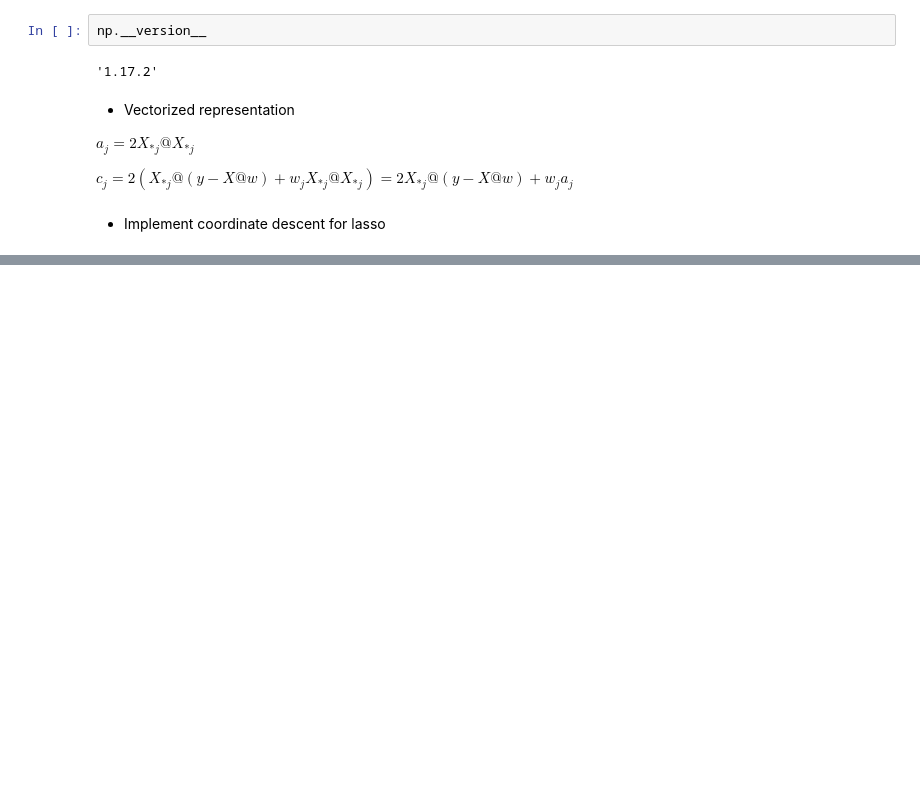
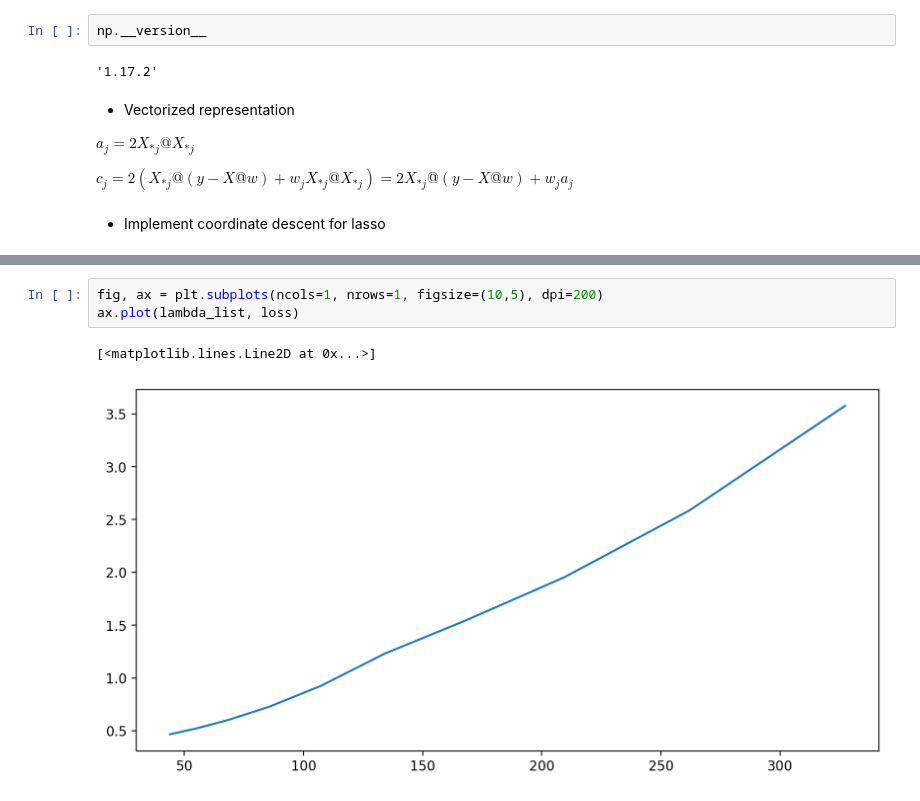
Before and after one commit to Fernadoo/NYU_ML, a Jupyter notebook: hw2-lasso/code/hw2.ipynb, the cells around one changed output, grey strips where cells are left out. Saved outputs shown, nothing was run; the diff lists cells and outputs as text; blank space fills up the shorter version.

```diff
--- a/hw2-lasso/code/hw2.ipynb
+++ b/hw2-lasso/code/hw2.ipynb
@@ -244,0 +412,6 @@ plt.bar(np.arange(cd_model.w_.shape[0]), cd_model.w_)
+# %%
+fig, ax = plt.subplots(ncols=1, nrows=1, figsize=(10,5), dpi=200)
+ax.plot(lambda_list, loss)
+# %% [output]
+[<matplotlib.lines.Line2D at 0x...>]
+[figure, added]
```
Also changed, not shown: parts of 23 cells of this notebook.
